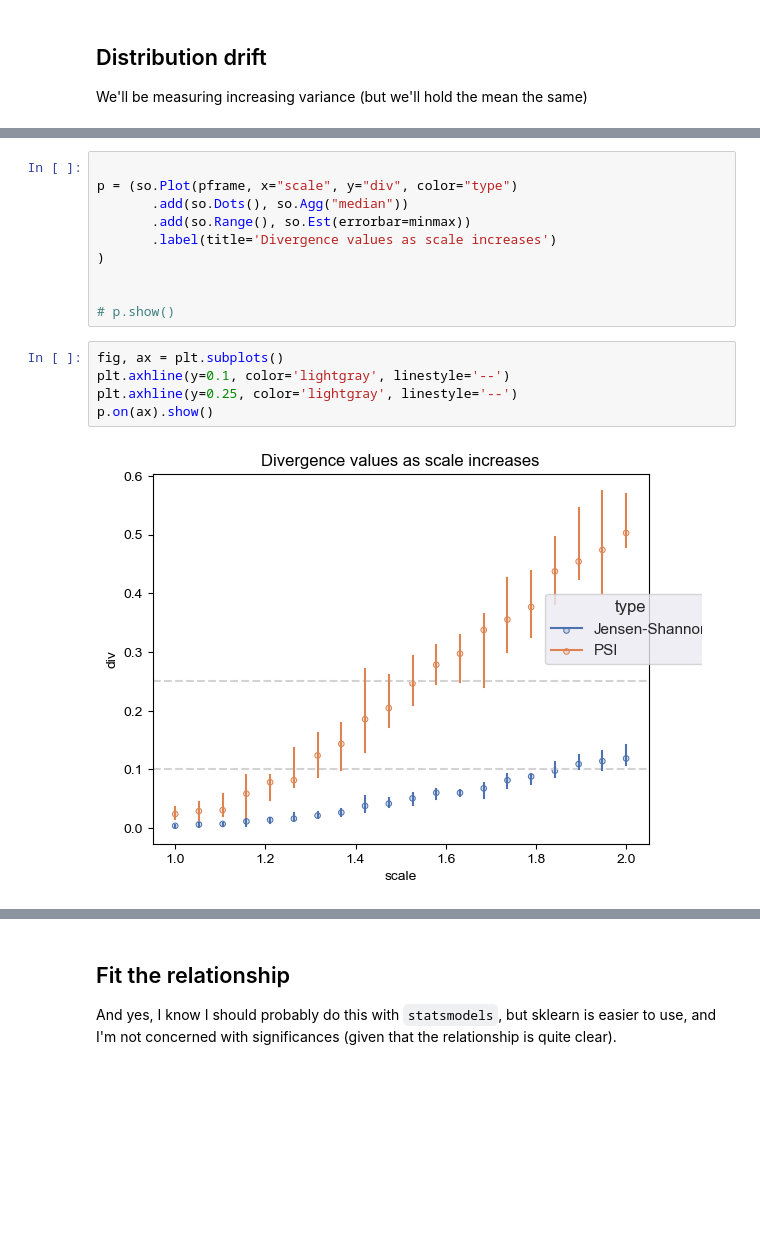
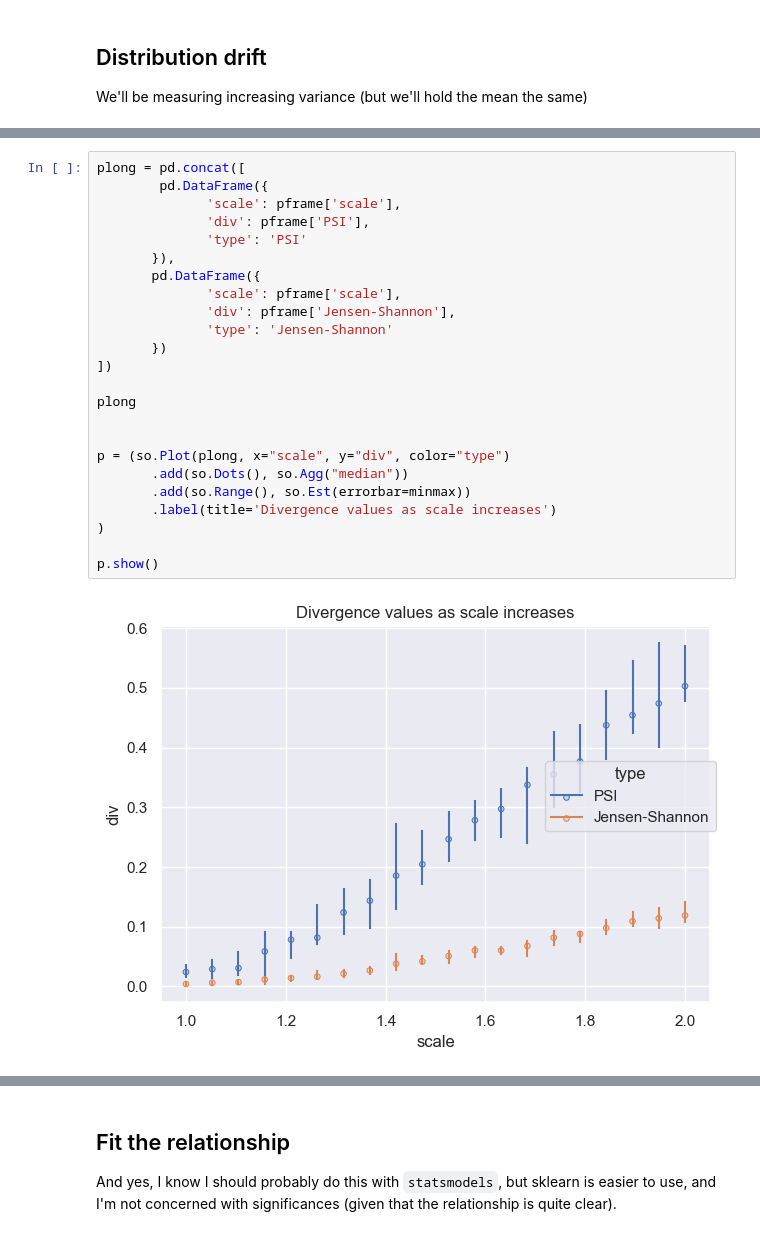
Before and after one commit to WinVector/TypicalityCoding, a Jupyter notebook: JS_thresholds.ipynb, the cells around one changed output, grey strips where cells are left out. Saved outputs shown, nothing was run; the diff lists cells and outputs as text; blank space fills up the shorter version.

```diff
--- a/JS_thresholds.ipynb
+++ b/JS_thresholds.ipynb
@@ -124,17 +119,26 @@ pframe
 # %%
+plong = pd.concat([
+        pd.DataFrame({
+              'scale': pframe['scale'],
+              'div': pframe['PSI'],
+              'type': 'PSI'
+       }),
+       pd.DataFrame({
+              'scale': pframe['scale'],
+              'div': pframe['Jensen-Shannon'],
+              'type': 'Jensen-Shannon'
+       })
+])
 
-p = (so.Plot(pframe, x="scale", y="div", color="type")
+plong
+
+
+p = (so.Plot(plong, x="scale", y="div", color="type")
        .add(so.Dots(), so.Agg("median"))
        .add(so.Range(), so.Est(errorbar=minmax))
        .label(title='Divergence values as scale increases')
 )
 
-
-# p.show()
+p.show()
+# %% [output]
+[figure, added]
-# %%
-fig, ax = plt.subplots()
-plt.axhline(y=0.1, color='lightgray', linestyle='--')
-plt.axhline(y=0.25, color='lightgray', linestyle='--')
-p.on(ax).show()
-# %% [output]
-[figure, removed]
```
Also changed, not shown: parts of 14 cells of this notebook.
